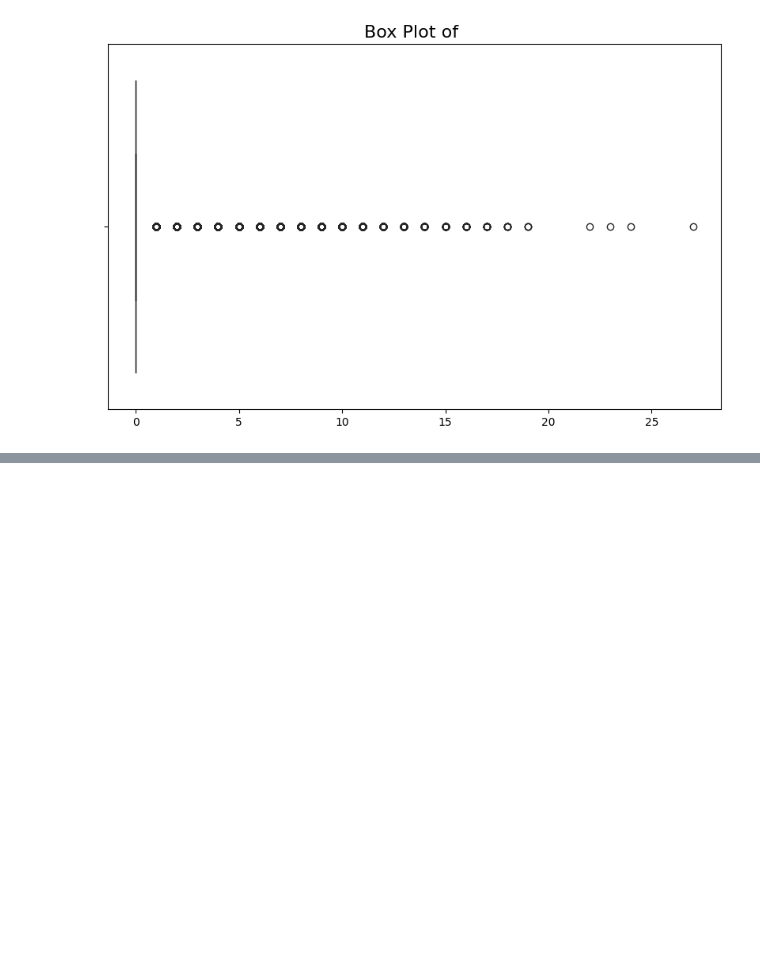
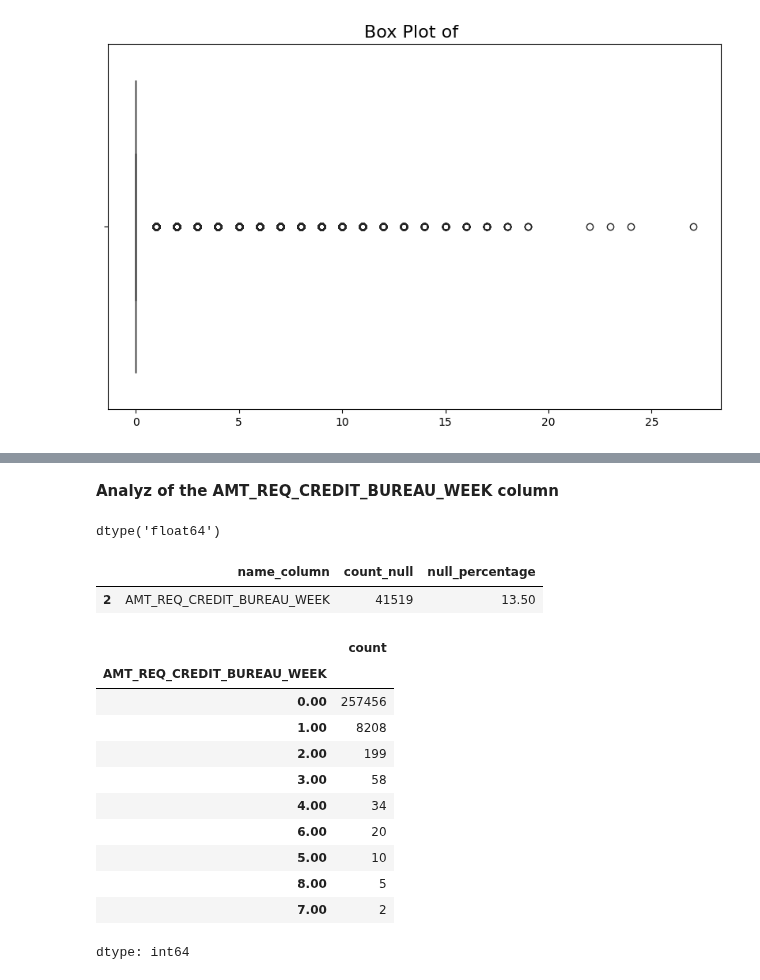
Before and after one commit to KharchenkoAnastasia/credit-default-risk-analysis, a Jupyter notebook: Home_Credit_Default_Risk.ipynb, the cells around one changed output, grey strips where cells are left out. Drawn from its saved outputs; the diff is of its cells as text; code cells hidden in the pictures; blank space fills up the shorter version.

```diff
--- a/Home_Credit_Default_Risk.ipynb
+++ b/Home_Credit_Default_Risk.ipynb
@@ -742,0 +761,26 @@ plt.show()
+# %% [markdown]
+**Analyz of the AMT_REQ_CREDIT_BUREAU_WEEK column**
+# %%
+df['AMT_REQ_CREDIT_BUREAU_WEEK'].dtype
+# %% [output]
+dtype('float64')
+# %%
+null_df_under40.loc[null_df_under40["name_column"]=='AMT_REQ_CREDIT_BUREAU_WEEK']
+# %% [output]
+|  | name_column | count_null | null_percentage |
+| 2 | AMT_REQ_CREDIT_BUREAU_WEEK | 41519 | 13.50 |
+# %%
+df['AMT_REQ_CREDIT_BUREAU_WEEK'].value_counts()
+# %% [output]
+|  | count |
+| AMT_REQ_CREDIT_BUREAU_WEEK |  |
+| 0.00 | 257456 |
+| 1.00 | 8208 |
+| 2.00 | 199 |
+| 3.00 | 58 |
+| 4.00 | 34 |
+| 6.00 | 20 |
+| 5.00 | 10 |
+| 8.00 | 5 |
+| 7.00 | 2 |
+dtype: int64
```
Also changed, not shown: parts of 13 cells of this notebook.
